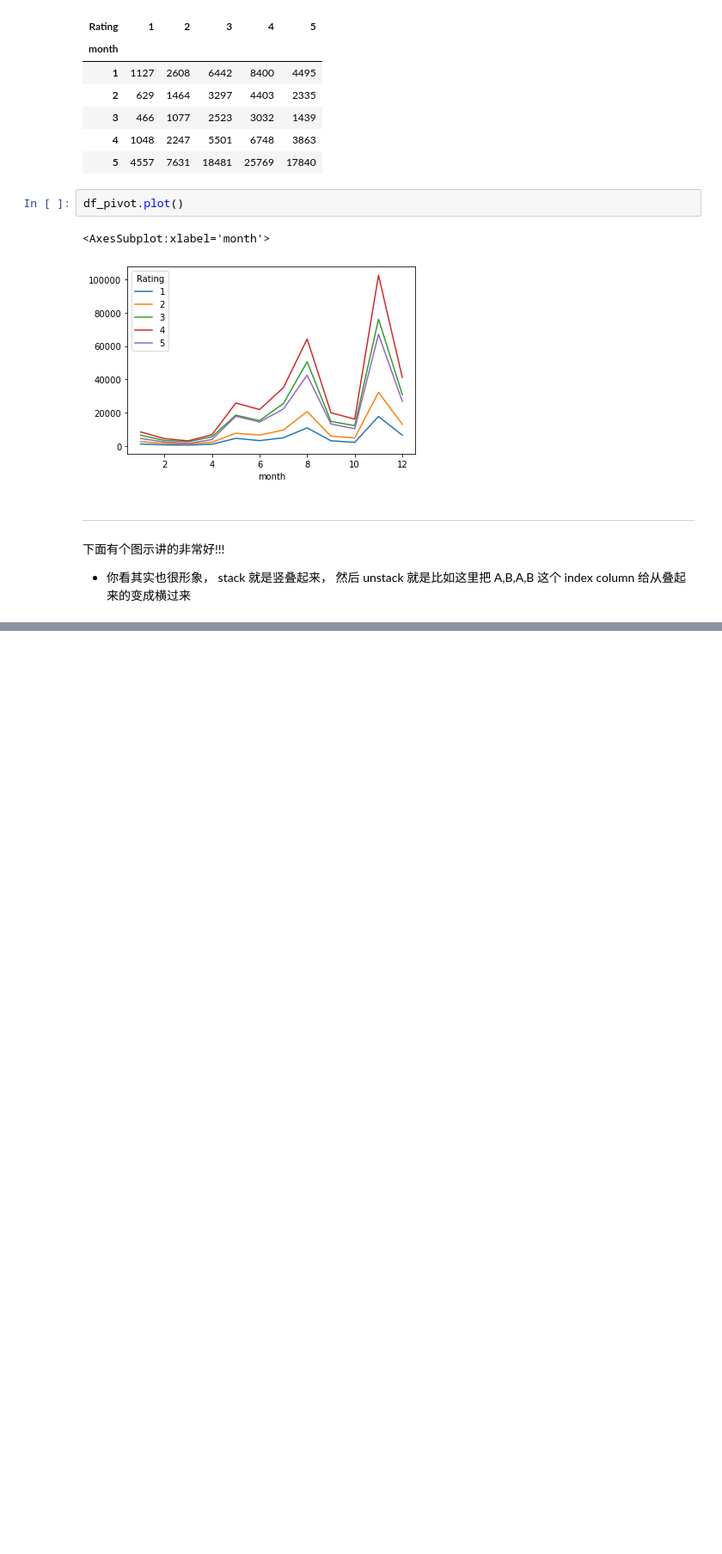
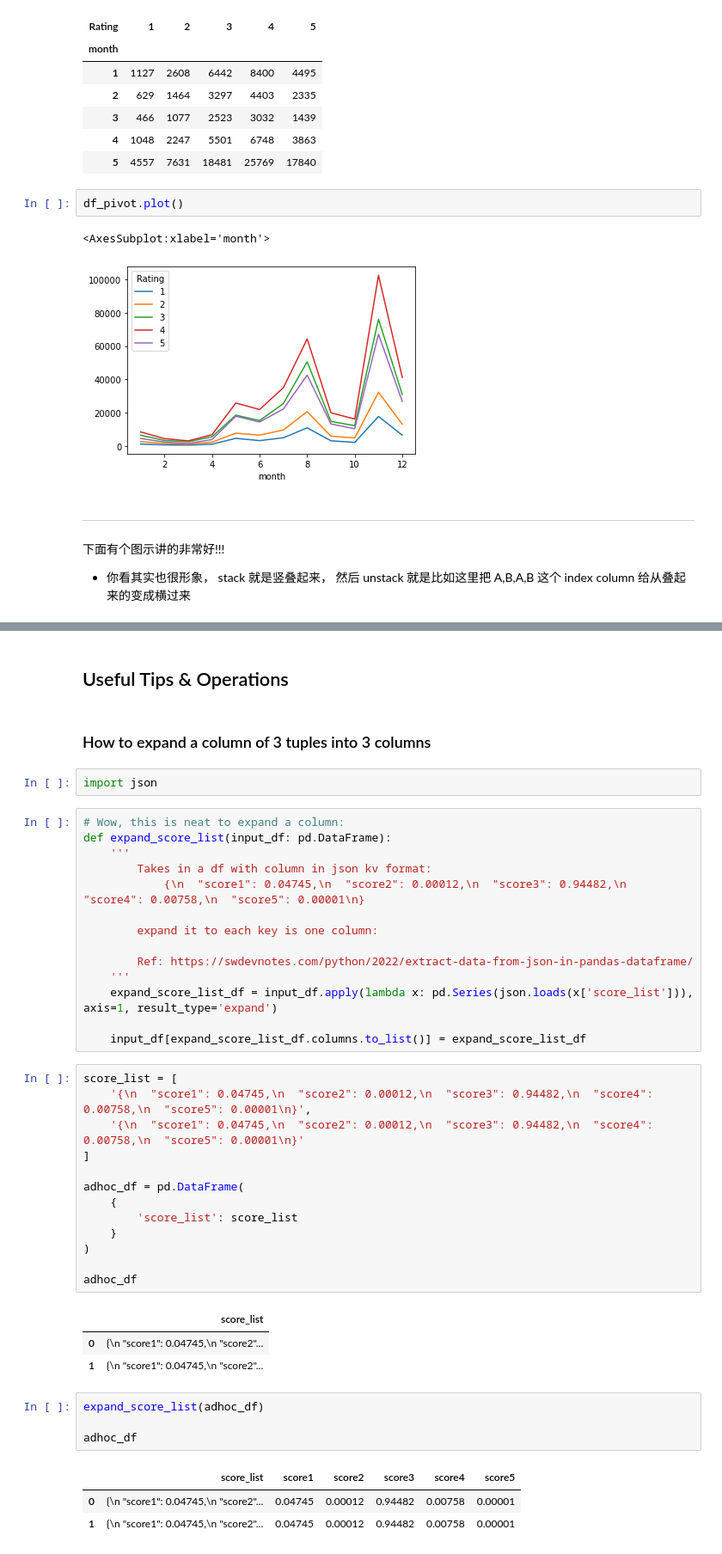
Before and after one commit to qizhong19920114/Learning_Pandas, a Jupyter notebook: Advanced Pandas Exercise.ipynb, the cells around one changed output, grey strips where cells are left out. Shown at 86% size. Drawn from its saved outputs; the diff is of its cells as text; blank space fills up the shorter version.

```diff
--- a/Advanced Pandas Exercise.ipynb
+++ b/Advanced Pandas Exercise.ipynb
@@ -1540,3 +1540,48 @@ df_pivot.plot()
 <img src="pandas_stack_img.png" alt="pandas group by apply image" style="height: 400px; width:700px;"/>
 # %% [markdown]
 <img src="pandas_pivot_img.png" alt="pandas group by apply image" style="height: 400px; width:700px;"/>
+# %% [markdown]
+## Useful Tips & Operations
+# %% [markdown]
+### How to expand a column of 3 tuples into 3 columns
+# %%
+import json
+# %%
+# Wow, this is neat to expand a column:
+def expand_score_list(input_df: pd.DataFrame):
+    '''
+        Takes in a df with column in json kv format:
+            {\n  "score1": 0.04745,\n  "score2": 0.00012,\n  "score3": 0.94482,\n  "score4": 0.00758,\n  "score5": 0.00001\n}
+
+        expand it to each key is one column:
+
+        Ref: https://swdevnotes.com/python/2022/extract-data-from-json-in-pandas-dataframe/
+    '''
+    expand_score_list_df = input_df.apply(lambda x: pd.Series(json.loads(x['score_list'])), axis=1, result_type='expand')
+
+    input_df[expand_score_list_df.columns.to_list()] = expand_score_list_df
+# %%
+score_list = [
+    '{\n  "score1": 0.04745,\n  "score2": 0.00012,\n  "score3": 0.94482,\n  "score4": 0.00758,\n  "score5": 0.00001\n}',
+    '{\n  "score1": 0.04745,\n  "score2": 0.00012,\n  "score3": 0.94482,\n  "score4": 0.00758,\n  "score5": 0.00001\n}'
+]
+
+adhoc_df = pd.DataFrame(
+    {
+        'score_list': score_list
+    }
+)
+
+adhoc_df
+# %% [output]
+|  | score_list |
+| 0 | {\n "score1": 0.04745,\n "score2"... |
+| 1 | {\n "score1": 0.04745,\n "score2"... |
+# %%
+expand_score_list(adhoc_df)
+
+adhoc_df
+# %% [output]
+|  | score_list | score1 | score2 | score3 | score4 | score5 |
+| 0 | {\n "score1": 0.04745,\n "score2"... | 0.04745 | 0.00012 | 0.94482 | 0.00758 | 0.00001 |
+| 1 | {\n "score1": 0.04745,\n "score2"... | 0.04745 | 0.00012 | 0.94482 | 0.00758 | 0.00001 |
```
Also changed, not shown: parts of 10 cells of this notebook.
